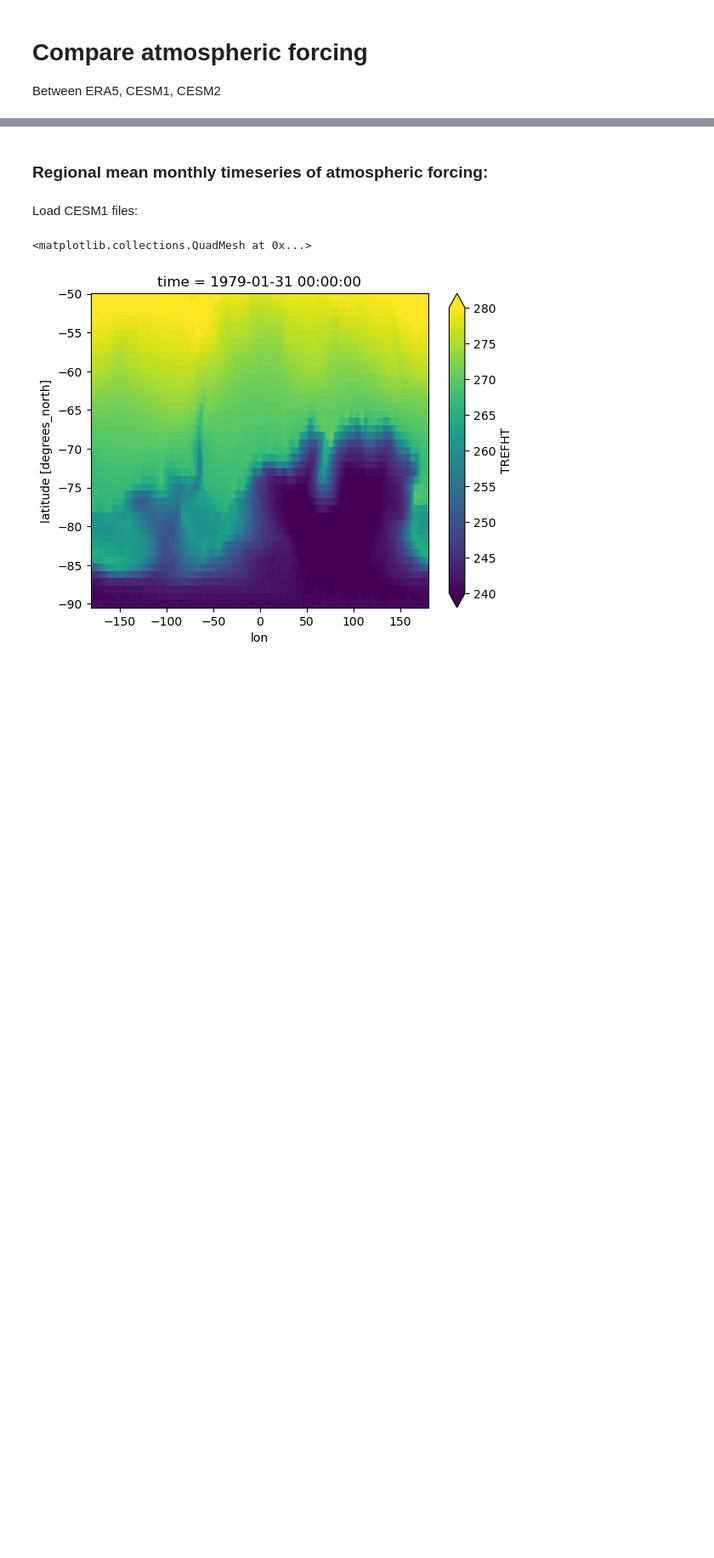
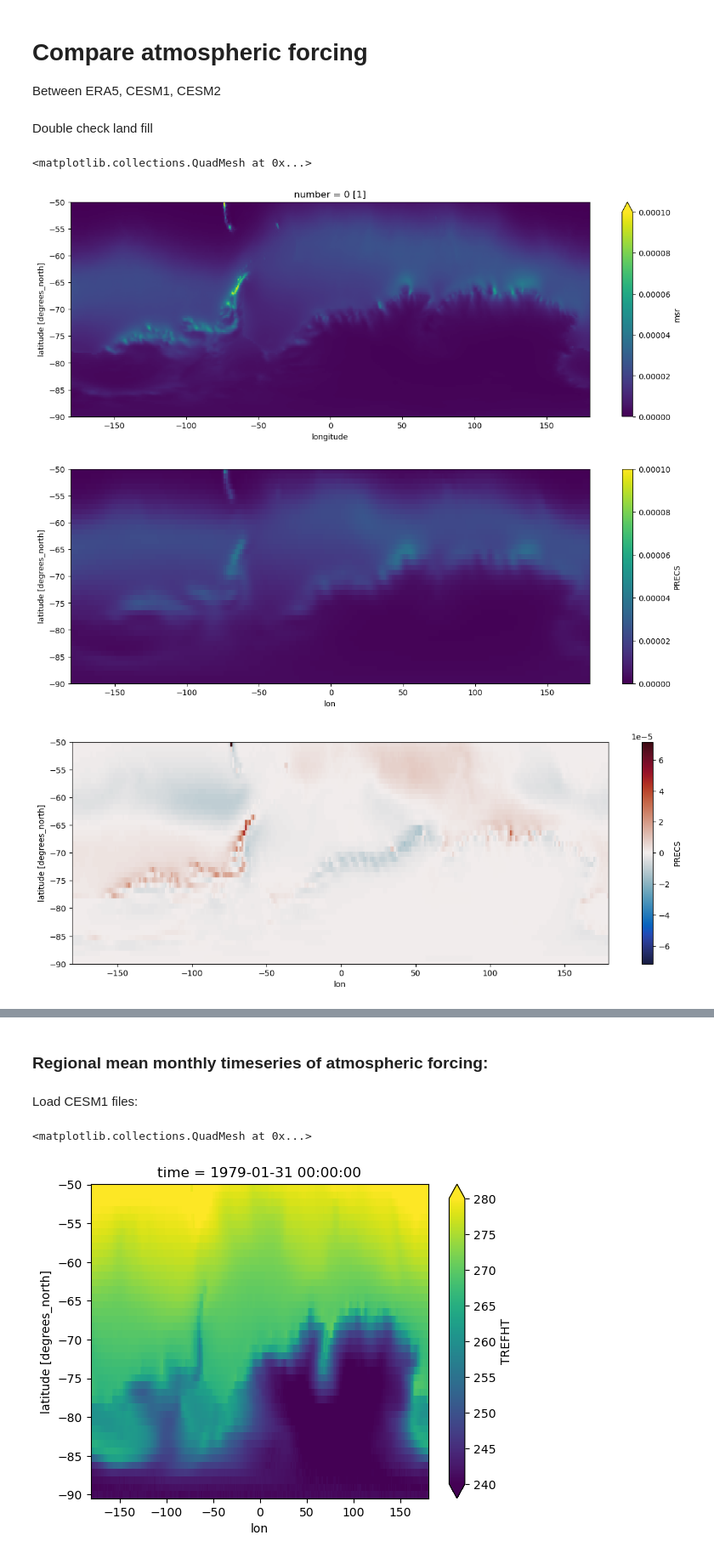
Before and after one commit to brogalla/analysis-birgal, a Jupyter notebook: nemo_config_setup/climate-experiments/CESM-ERA5-comparison.ipynb, the cells around one changed output, grey strips where cells are left out. Shown at 85% size. Cells and saved outputs as stored; diff of their text form; code cells hidden in the pictures; blank space fills up the shorter version.

```diff
--- a/nemo_config_setup/climate-experiments/CESM-ERA5-comparison.ipynb
+++ b/nemo_config_setup/climate-experiments/CESM-ERA5-comparison.ipynb
@@ -18,2 +21,26 @@ from nemo_python_git.file_io import find_cesm2_file, find_processed_cesm2_file
 # %%
 base_dir = '/gws/nopw/j04/anthrofail/birgal/NEMO_AIS/'
+# %% [markdown]
+Double check land fill
+# %%
+# QREFHT, TREFHT, PRECT, PRECS, FSDS, FLDS
+# msl/PSL,
+var_era5 = 'msr'
+var_cesm2 = 'PRECS'
+# era5_pro  = xr.open_dataset(f'{base_dir}ERA5-forcing/daily/files/processed/{var_era5}_time_y1991.nc')
+# cesm2_pro = xr.open_dataset(f'{base_dir}climate-forcing/CESM2/LE2/processed/CESM2-LE2_ens1011.001_{var_cesm2}_y1991.nc')
+# bias_pro  = xr.open_dataset(f'{base_dir}climate-forcing/CESM2/LE2/processed/CESM2-LE2_{var_cesm2}_bias_corr.nc')
+era5_pro  = xr.open_dataset(f'{base_dir}ERA5-forcing/daily/files/processed/{var_cesm2}_mean_1979-2023.nc')
+cesm2_pro = xr.open_dataset(f'{base_dir}climate-forcing/CESM2/LE2/processed/{var_cesm2}_mean_1979-2023.nc')
+bias_pro  = xr.open_dataset(f'{base_dir}climate-forcing/CESM2/LE2/processed/CESM2-LE2_{var_cesm2}_bias_corr.nc')
+# %%
+vmin=0; vmax=1e-4;
+era5_pro[var_era5].plot(figsize=(15,5), ylim=(-90,-50), vmin=vmin, vmax=vmax)
+cesm2_pro[var_cesm2].sortby('lon').plot(figsize=(15,5), ylim=(-90,-50), vmin=vmin, vmax=vmax)
+bias_pro[var_cesm2].sortby('lon').plot(figsize=(15,5), ylim=(-90,-50), cmap=cmocean.cm.balance)
+(cesm2_pro[var_cesm2].sortby('lon') + bias_pro[var_cesm2].sortby('lon')).plot(figsize=(15,5), ylim=(-90,-50), vmin=vmin, vmax=vmax)
+# %% [output]
+<matplotlib.collections.QuadMesh at 0x...>
+[figure, added]
+[figure, added]
+[figure, added]
```
Also changed, not shown: parts of 28 cells of this notebook, 54 other files.
